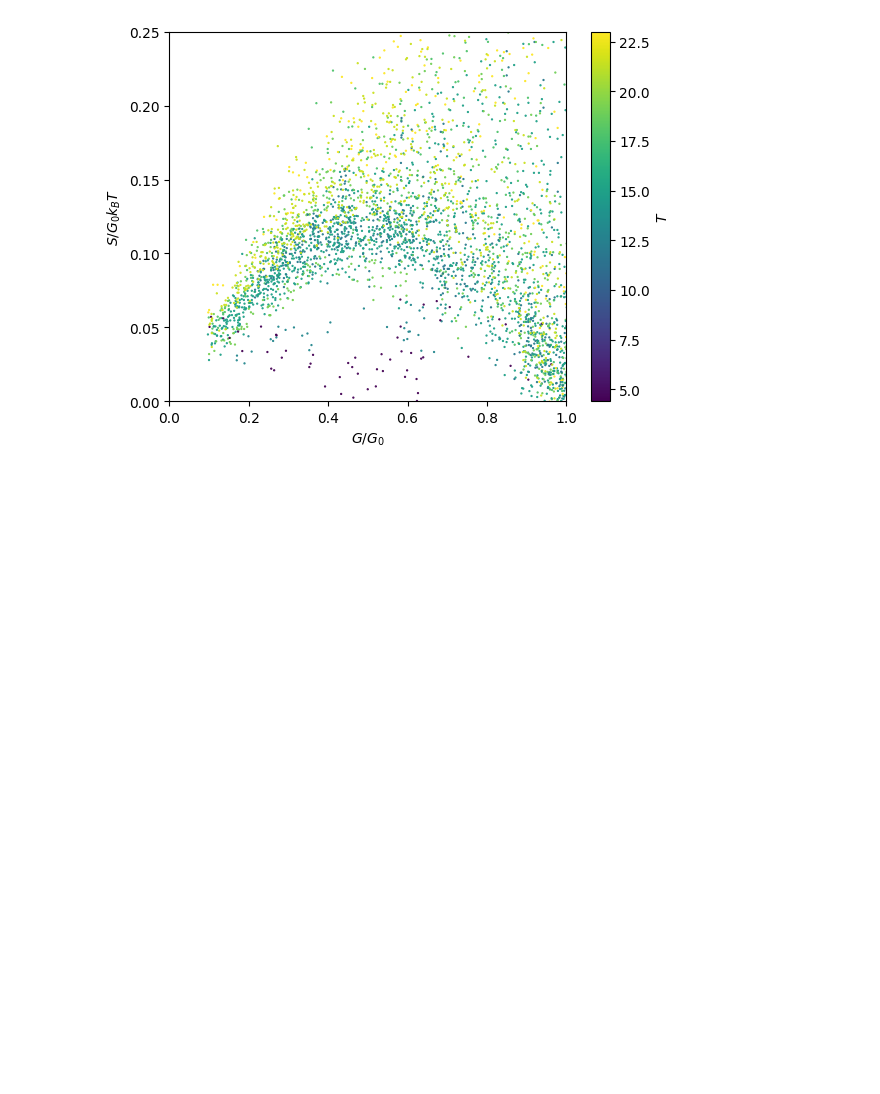
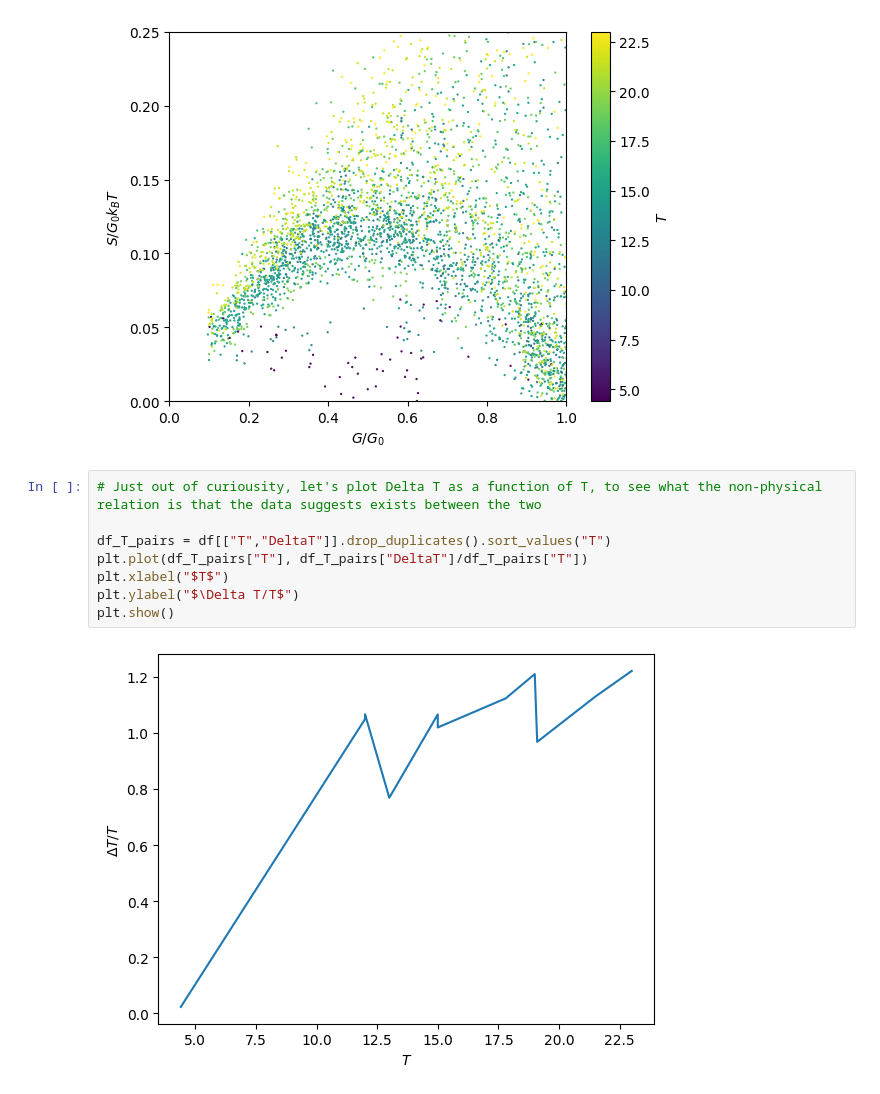
Before and after one commit to matthew-gerry/delta_T_noise_ML, a Jupyter notebook: data_visualization.ipynb, the cells around one changed output. Cells and saved outputs as stored; diff of their text form; blank space fills up the shorter version.

Commit message:
Added a plot to look at the arbitrary relation our network has been learning between T and Delta T

```diff
--- a/data_visualization.ipynb
+++ b/data_visualization.ipynb
@@ -84,3 +84,13 @@ plt.show()
 # %% [output]
 [figure]
 [figure]
+# %%
+# Just out of curiousity, let's plot Delta T as a function of T, to see what the non-physical relation is that the data suggests exists between the two
+
+df_T_pairs = df[["T","DeltaT"]].drop_duplicates().sort_values("T")
+plt.plot(df_T_pairs["T"], df_T_pairs["DeltaT"]/df_T_pairs["T"])
+plt.xlabel("$T$")
+plt.ylabel("$\Delta T/T$")
+plt.show()
+# %% [output]
+[figure, added]
```
Also changed, not shown: parts of 1 cell of this notebook.
